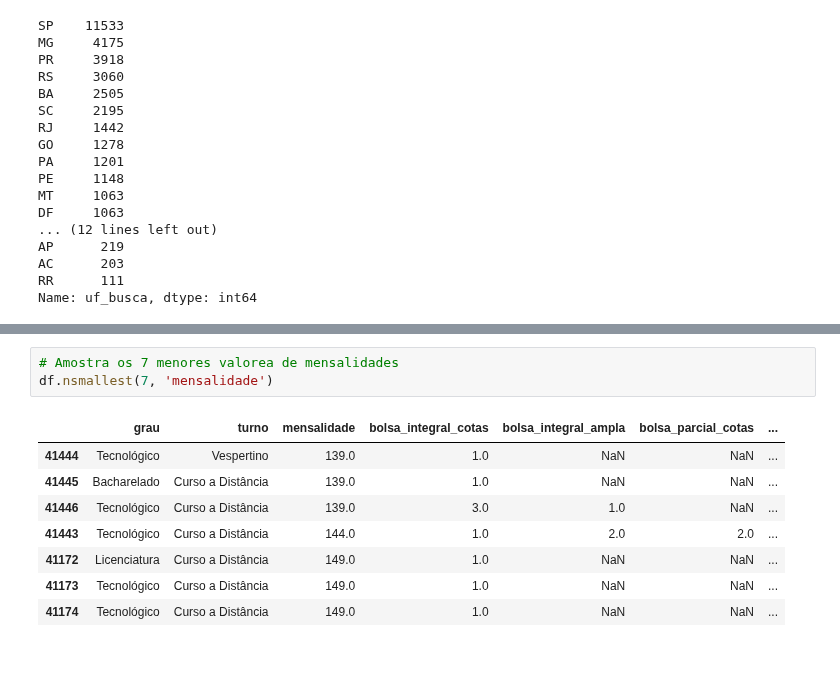
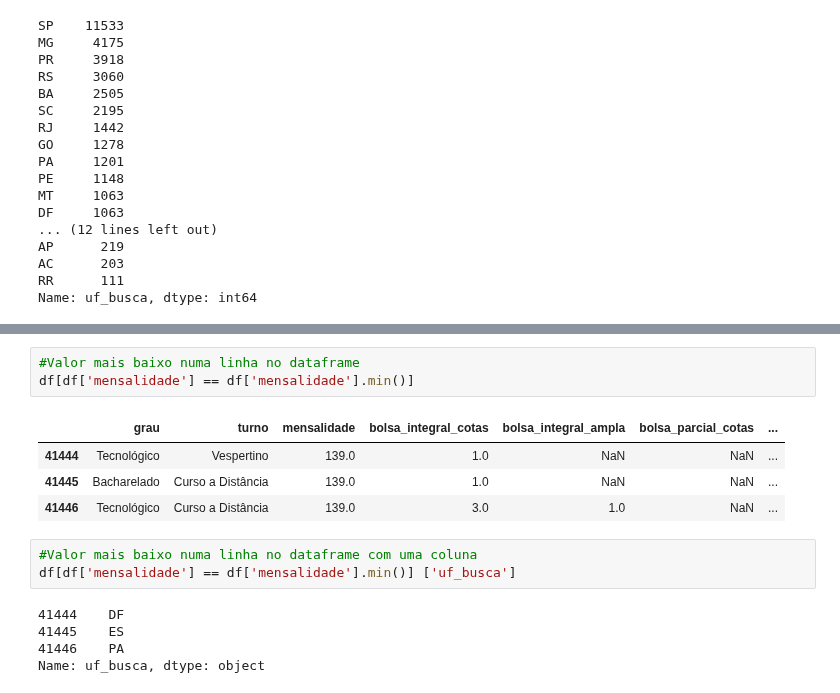
Before and after one commit to V1L3La/Learning-An-lise-de-Dados-em-Python, a Jupyter notebook: Cursos_prouni_Análise_de_Dados_em_Python_Aula_01.ipynb, the cells around one changed output, grey strips where cells are left out. Saved outputs shown, nothing was run; the diff lists cells and outputs as text; blank space fills up the shorter version.

```diff
--- a/Cursos_prouni_Análise_de_Dados_em_Python_Aula_01.ipynb
+++ b/Cursos_prouni_Análise_de_Dados_em_Python_Aula_01.ipynb
@@ -118,12 +114,16 @@ df.nlargest(5, 'mensalidade')
-# %%
-# Amostra os 7 menores valorea de mensalidades
-df.nsmallest(7, 'mensalidade')
-# %% [output]
-|  | grau | turno | mensalidade | bolsa_integral_cotas | bolsa_integral_ampla | bolsa_parcial_cotas | ... |
-| 41444 | Tecnológico | Vespertino | 139.0 | 1.0 | NaN | NaN | ... |
-| 41445 | Bacharelado | Curso a Distância | 139.0 | 1.0 | NaN | NaN | ... |
-| 41446 | Tecnológico | Curso a Distância | 139.0 | 3.0 | 1.0 | NaN | ... |
-| 41443 | Tecnológico | Curso a Distância | 144.0 | 1.0 | 2.0 | 2.0 | ... |
-| 41172 | Licenciatura | Curso a Distância | 149.0 | 1.0 | NaN | NaN | ... |
-| 41173 | Tecnológico | Curso a Distância | 149.0 | 1.0 | NaN | NaN | ... |
-| 41174 | Tecnológico | Curso a Distância | 149.0 | 1.0 | NaN | NaN | ... |
+# %%
+#Valor mais baixo numa linha no dataframe
+df[df['mensalidade'] == df['mensalidade'].min()]
+# %% [output]
+|  | grau | turno | mensalidade | bolsa_integral_cotas | bolsa_integral_ampla | bolsa_parcial_cotas | ... |
+| 41444 | Tecnológico | Vespertino | 139.0 | 1.0 | NaN | NaN | ... |
+| 41445 | Bacharelado | Curso a Distância | 139.0 | 1.0 | NaN | NaN | ... |
+| 41446 | Tecnológico | Curso a Distância | 139.0 | 3.0 | 1.0 | NaN | ... |
+# %%
+#Valor mais baixo numa linha no dataframe com uma coluna
+df[df['mensalidade'] == df['mensalidade'].min()] ['uf_busca']
+# %% [output]
+41444    DF
+41445    ES
+41446    PA
+Name: uf_busca, dtype: object
```
Also changed, not shown: parts of 8 cells of this notebook.
